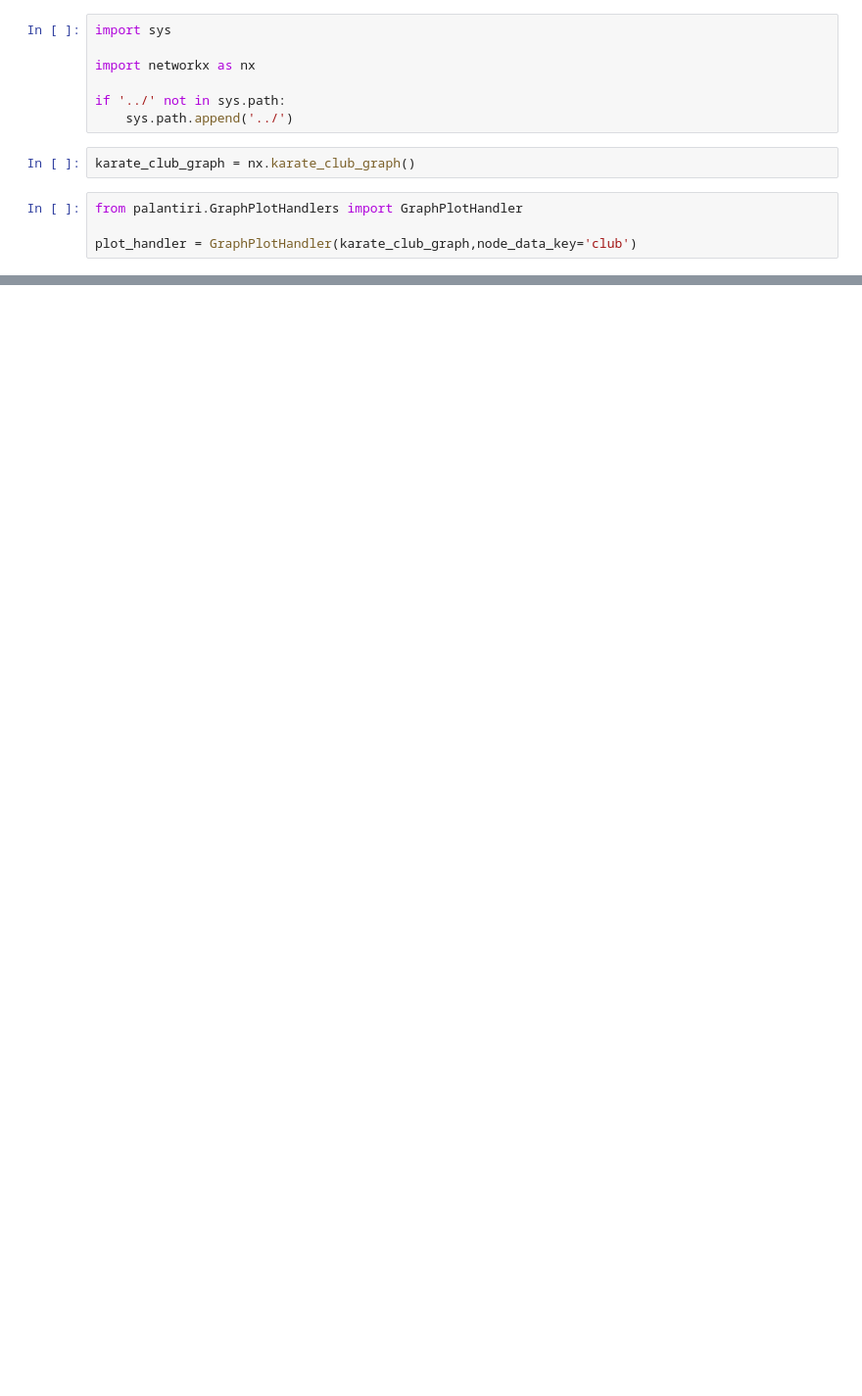
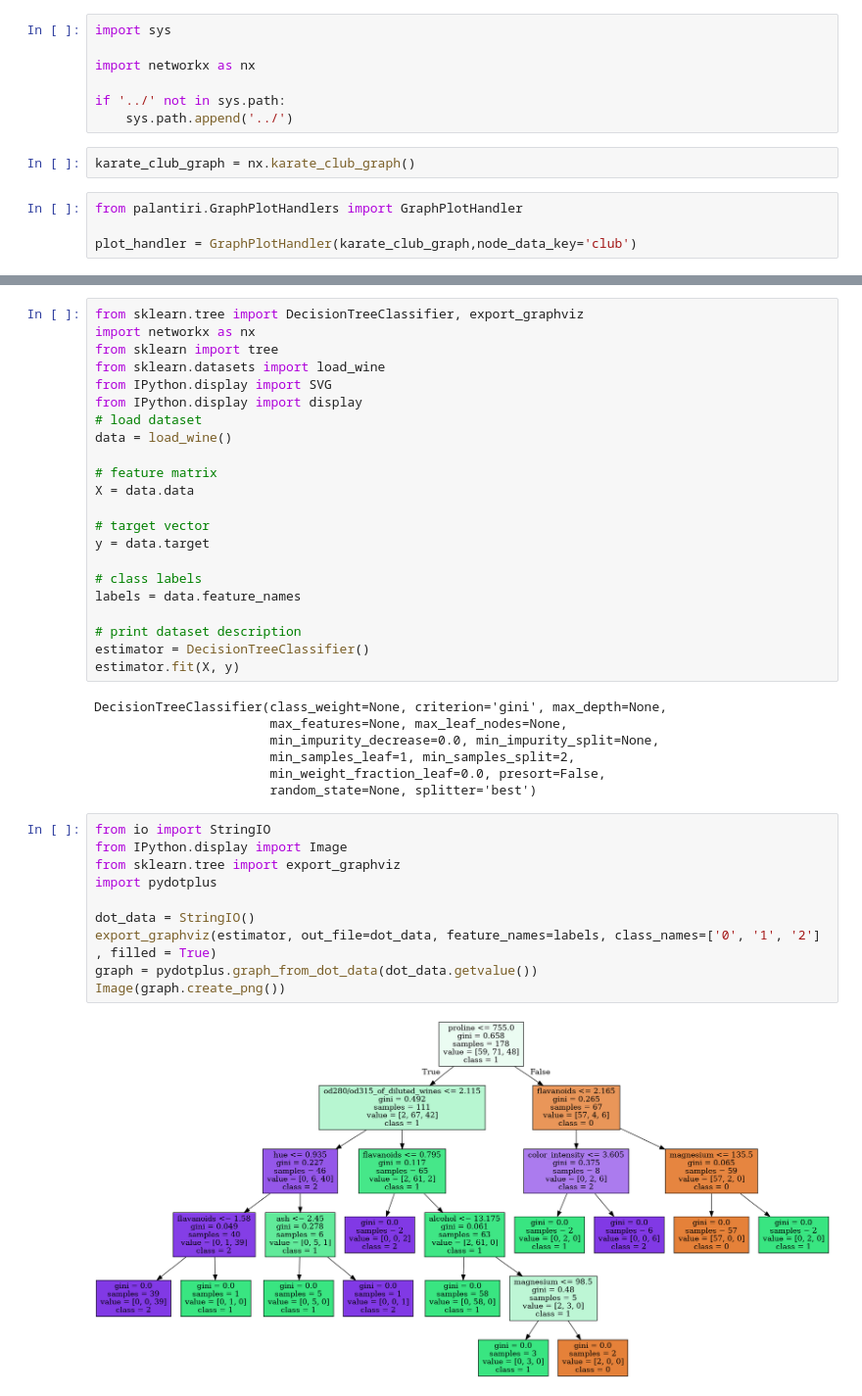
Before and after one commit to wolfenfeld/Palant-ri, a Jupyter notebook: notebooks/graph_demo.ipynb, the cells around one changed output, grey strips where cells are left out. Shown at 98% size. Saved outputs shown, nothing was run; the diff lists cells and outputs as text; blank space fills up the shorter version.

Commit message:
added decision tree plot handler

```diff
--- a/notebooks/graph_demo.ipynb
+++ b/notebooks/graph_demo.ipynb
@@ -17,0 +19,41 @@ plot_handler.plot_graph()
+# %%
+from sklearn.tree import DecisionTreeClassifier, export_graphviz
+import networkx as nx
+from sklearn import tree
+from sklearn.datasets import load_wine
+from IPython.display import SVG
+from IPython.display import display
+# load dataset
+data = load_wine()
+
+# feature matrix
+X = data.data
+
+# target vector
+y = data.target
+
+# class labels
+labels = data.feature_names
+
+# print dataset description
+estimator = DecisionTreeClassifier()
+estimator.fit(X, y)
+# %% [output]
+DecisionTreeClassifier(class_weight=None, criterion='gini', max_depth=None,
+                       max_features=None, max_leaf_nodes=None,
+                       min_impurity_decrease=0.0, min_impurity_split=None,
+                       min_samples_leaf=1, min_samples_split=2,
+                       min_weight_fraction_leaf=0.0, presort=False,
+                       random_state=None, splitter='best')
+# %%
+from io import StringIO
+from IPython.display import Image
+from sklearn.tree import export_graphviz
+import pydotplus
+
+dot_data = StringIO()
+export_graphviz(estimator, out_file=dot_data, feature_names=labels, class_names=['0', '1', '2'] , filled = True)
+graph = pydotplus.graph_from_dot_data(dot_data.getvalue())
+Image(graph.create_png())
+# %% [output]
+[figure, added]
```
Also changed, not shown: parts of 11 cells of this notebook, 3 other files.
